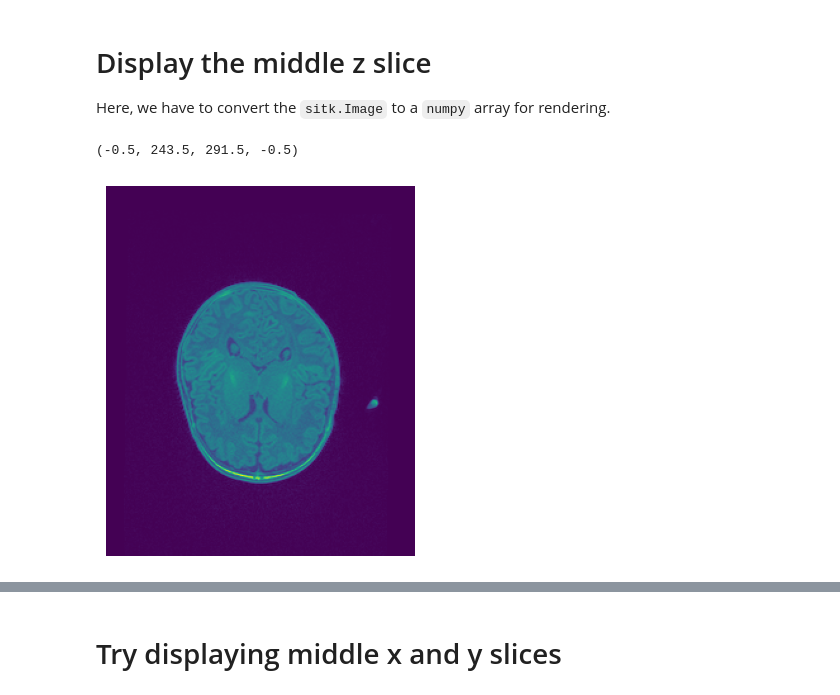
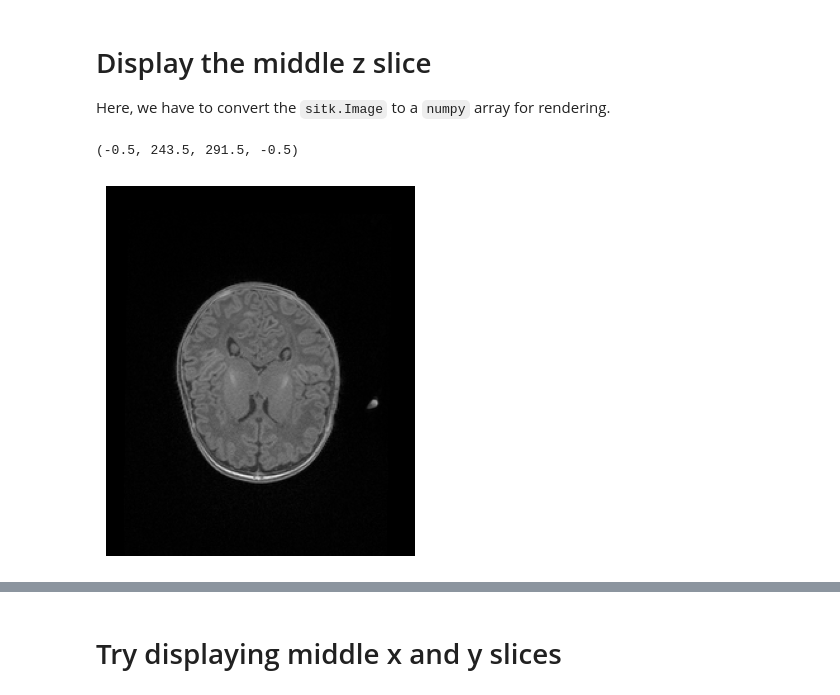
Before and after one commit to COMP523TeamD/TechTalk, a Jupyter notebook: src/rotations.ipynb, the cells around one changed output, grey strips where cells are left out. Drawn from its saved outputs; the diff is of its cells as text; code cells hidden in the pictures.

Commit message:
Images now grayscale, add all rotations content

```diff
--- a/src/rotations.ipynb
+++ b/src/rotations.ipynb
@@ -67,11 +67,11 @@ Here, we have to convert the `sitk.Image` to a `numpy` array for rendering.
 # %%
 z_center: int = (SIZE[2] - 1) // 2
 slice_middle_z: sitk.Image = img_3d[:, :, z_center]
 
 # Convert sitk.Image to numpy array for rendering
 slice_np: np.ndarray = sitk.GetArrayFromImage(slice_middle_z)
-plt.imshow(slice_np)
+plt.imshow(slice_np, cmap="gray")
 plt.axis("off")
 # %% [output]
 (-0.5, 243.5, 291.5, -0.5)
-[figure, old version]
+[figure, new version]
```
Also changed, not shown: parts of 16 cells of this notebook, 1 other file.
